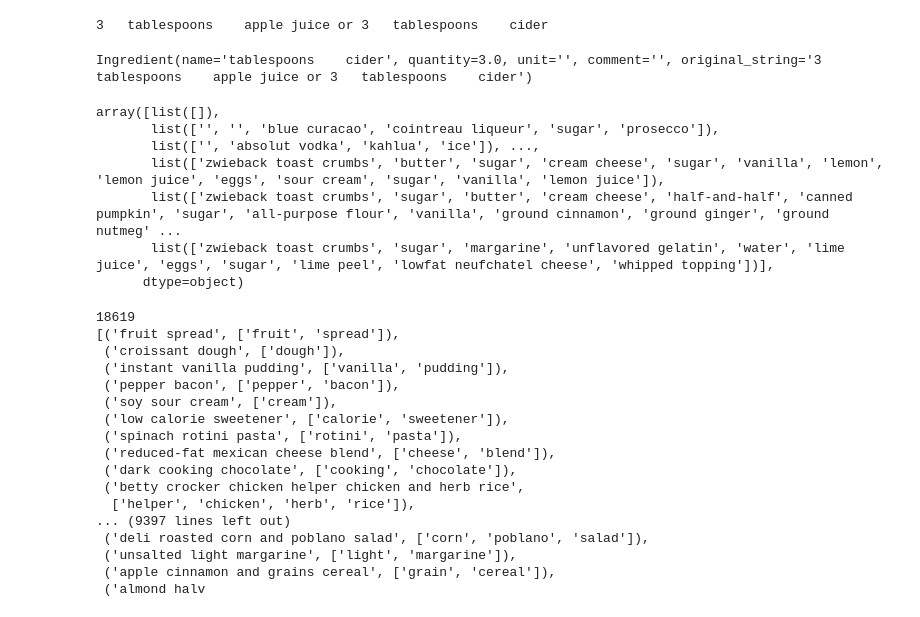
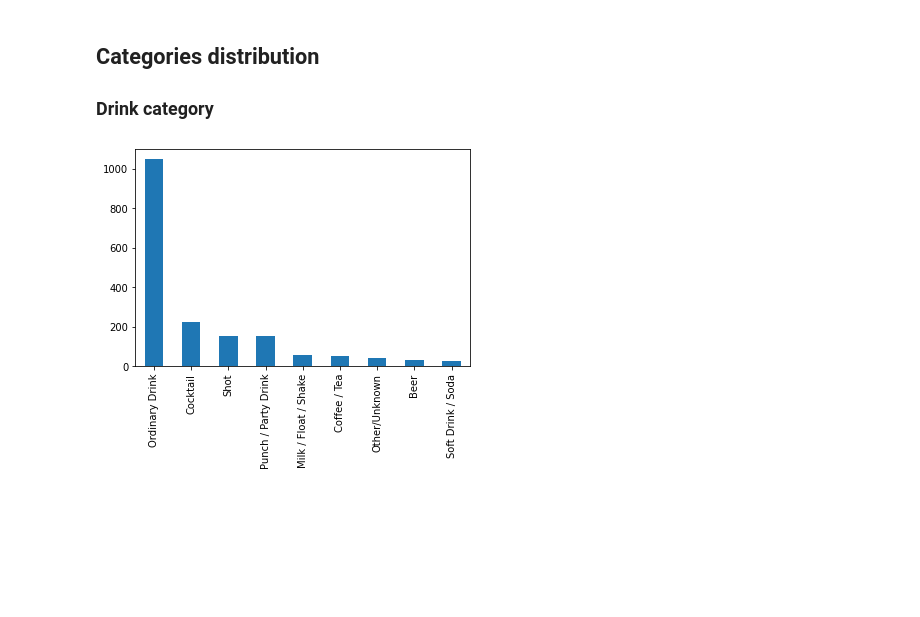
Before and after one commit to EjbejaranosAI/SEL_PW3, a Jupyter notebook: source/experimental.ipynb, the cells around one changed output. Drawn from its saved outputs; the diff is of its cells as text; code cells hidden in the pictures; blank space fills up the shorter version.

```diff
--- a/source/experimental.ipynb
+++ b/source/experimental.ipynb
@@ -49,17 +29,0 @@ raw_ingredients
-# %%
-print(raw_ingredients[10][8])
-parse_ingredient(raw_ingredients[10][8])
-# %% [output]
-3   tablespoons    apple juice or 3   tablespoons    cider
-Ingredient(name='tablespoons    cider', quantity=3.0, unit='', comment='', original_string='3   tablespoons    apple juice or 3   tablespoons    cider')
-# %%
-ingredient_lists = np.unique(df["ingredients"].to_numpy(copy=True))
-ingredient_lists
-# %% [output]
-array([list([]),
-       list(['', '', 'blue curacao', 'cointreau liqueur', 'sugar', 'prosecco']),
-       list(['', 'absolut vodka', 'kahlua', 'ice']), ...,
-       list(['zwieback toast crumbs', 'butter', 'sugar', 'cream cheese', 'sugar', 'vanilla', 'lemon', 'lemon juice', 'eggs', 'sour cream', 'sugar', 'vanilla', 'lemon juice']),
-       list(['zwieback toast crumbs', 'sugar', 'butter', 'cream cheese', 'half-and-half', 'canned pumpkin', 'sugar', 'all-purpose flour', 'vanilla', 'ground cinnamon', 'ground ginger', 'ground nutmeg' ...
-       list(['zwieback toast crumbs', 'sugar', 'margarine', 'unflavored gelatin', 'water', 'lime juice', 'eggs', 'sugar', 'lime peel', 'lowfat neufchatel cheese', 'whipped topping'])],
-      dtype=object)
@@ -109,22 +30,7 @@ for ingredient in ingredients:
-# %%
-ingredient_set = base_ingredients
-print(len(ingredient_set))
-pprint(ingredient_set)
-# %% [output]
-18619
-[('fruit spread', ['fruit', 'spread']),
- ('croissant dough', ['dough']),
- ('instant vanilla pudding', ['vanilla', 'pudding']),
- ('pepper bacon', ['pepper', 'bacon']),
- ('soy sour cream', ['cream']),
- ('low calorie sweetener', ['calorie', 'sweetener']),
- ('spinach rotini pasta', ['rotini', 'pasta']),
- ('reduced-fat mexican cheese blend', ['cheese', 'blend']),
- ('dark cooking chocolate', ['cooking', 'chocolate']),
- ('betty crocker chicken helper chicken and herb rice',
-  ['helper', 'chicken', 'herb', 'rice']),
-... (9397 lines left out)
- ('deli roasted corn and poblano salad', ['corn', 'poblano', 'salad']),
- ('unsalted light margarine', ['light', 'margarine']),
- ('apple cinnamon and grains cereal', ['grain', 'cereal']),
- ('almond halv
+# %% [markdown]
+## Categories distribution
+### Drink category
+# %%
+bar_plot(df, "strCategory")
+# %% [output]
+[figure, added]
```
Also changed, not shown: parts of 26 cells of this notebook, 3 other files.
